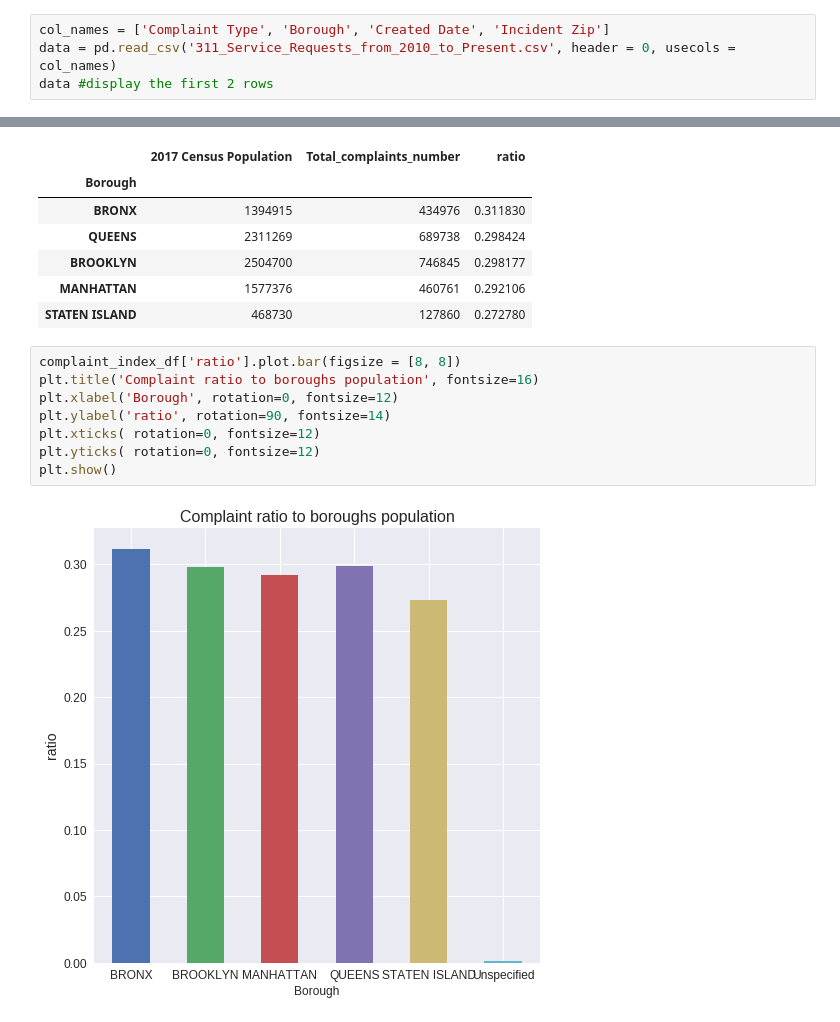
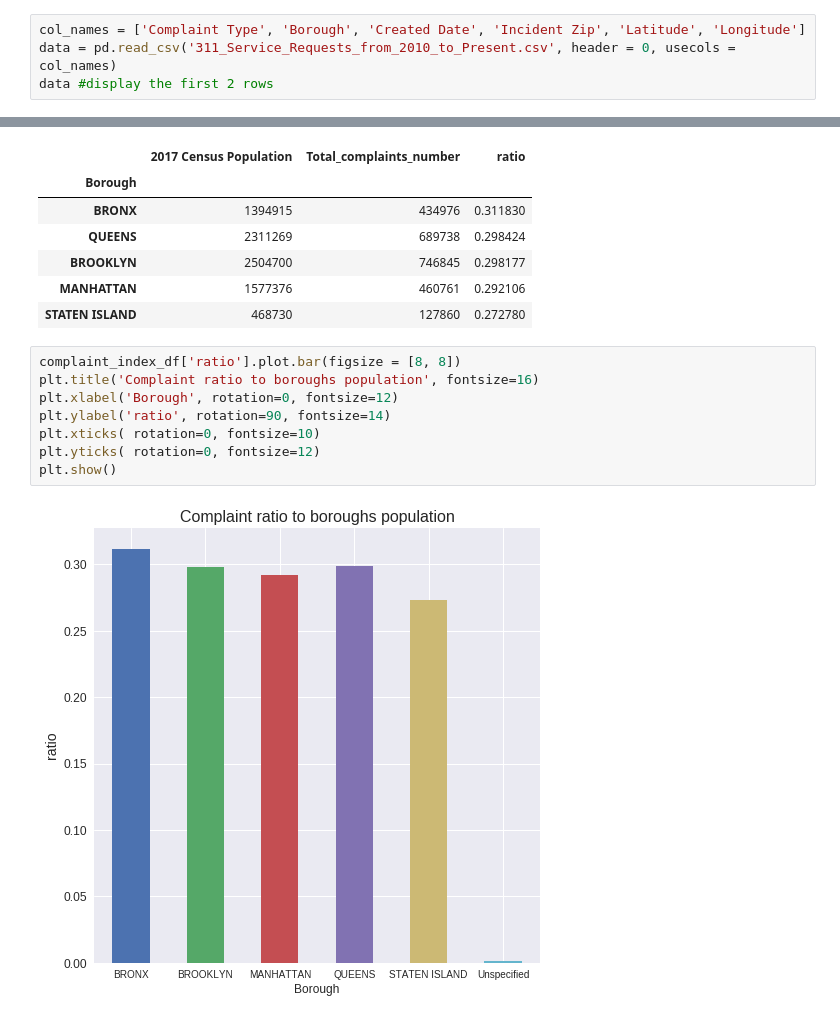
Before and after one commit to shihanrehman/DBRS_InterviewChallenge_2, a Jupyter notebook: Final_NYC_Boroughs_with_graph.ipynb, the cells around one changed output, grey strips where cells are left out. Saved outputs shown, nothing was run; the diff lists cells and outputs as text.

```diff
--- a/Final_NYC_Boroughs_with_graph.ipynb
+++ b/Final_NYC_Boroughs_with_graph.ipynb
@@ -70,6 +79,6 @@ Columns:  ['Unique Key' 'Created Date' 'Closed Date' 'Agency' 'Agency Name'
 # %% [markdown]
 Create a script that grabs data from the CSV using the Pandas library.
 # %%
-col_names = ['Complaint Type', 'Borough', 'Created Date', 'Incident Zip']
+col_names = ['Complaint Type', 'Borough', 'Created Date', 'Incident Zip', 'Latitude', 'Longitude']
 data = pd.read_csv('311_Service_Requests_from_2010_to_Present.csv', header = 0, usecols = col_names)
 data #display the first 2 rows
@@ -486,10 +400,10 @@ complaint_index_df.sort_values('ratio', ascending=False).head()
 # %%
 complaint_index_df['ratio'].plot.bar(figsize = [8, 8])
 plt.title('Complaint ratio to boroughs population', fontsize=16)
 plt.xlabel('Borough', rotation=0, fontsize=12)
 plt.ylabel('ratio', rotation=90, fontsize=14)
-plt.xticks( rotation=0, fontsize=12)
+plt.xticks( rotation=0, fontsize=10)
 plt.yticks( rotation=0, fontsize=12)
 plt.show()
 # %% [output]
-[figure, old version]
+[figure, new version]
```
Also changed, not shown: parts of 16 cells of this notebook.
